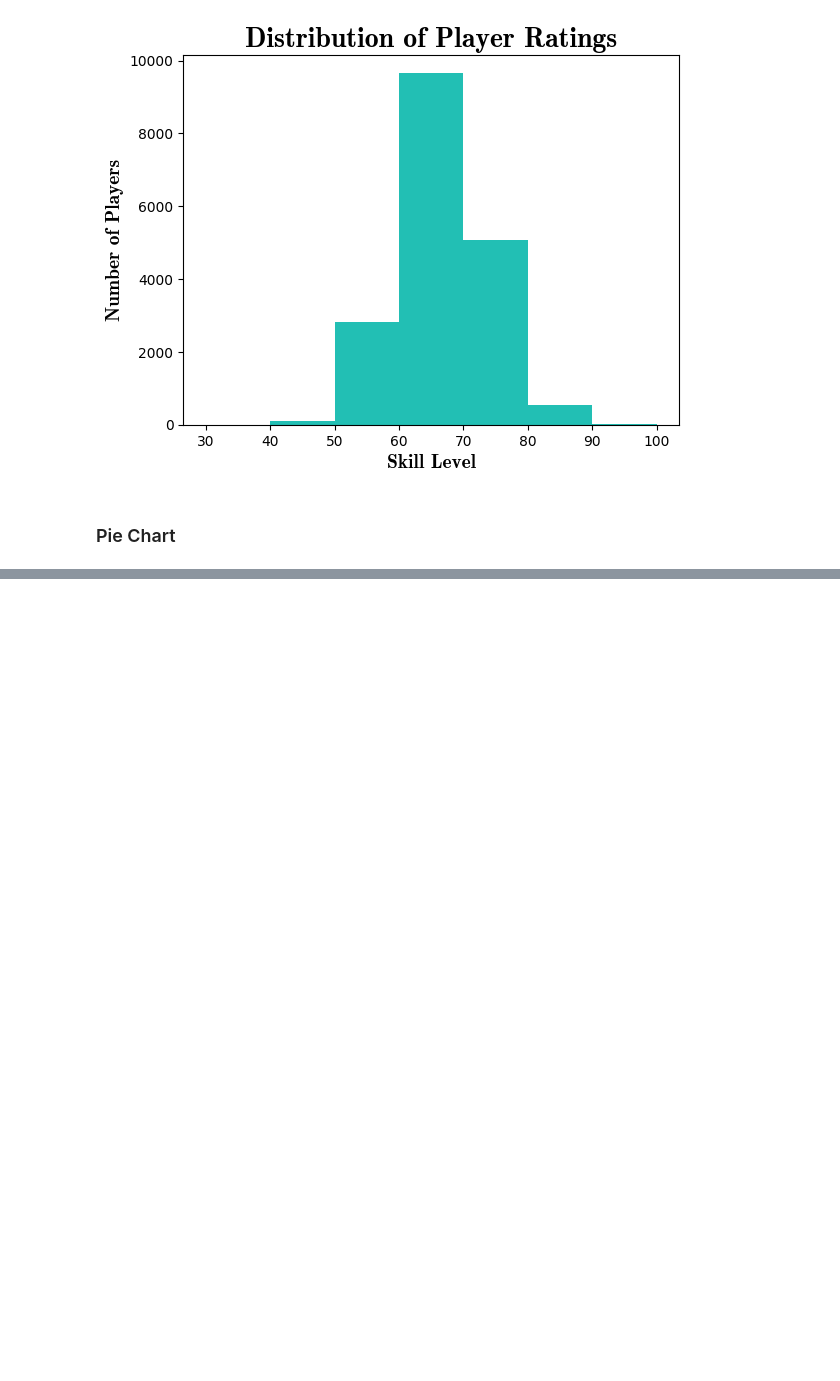
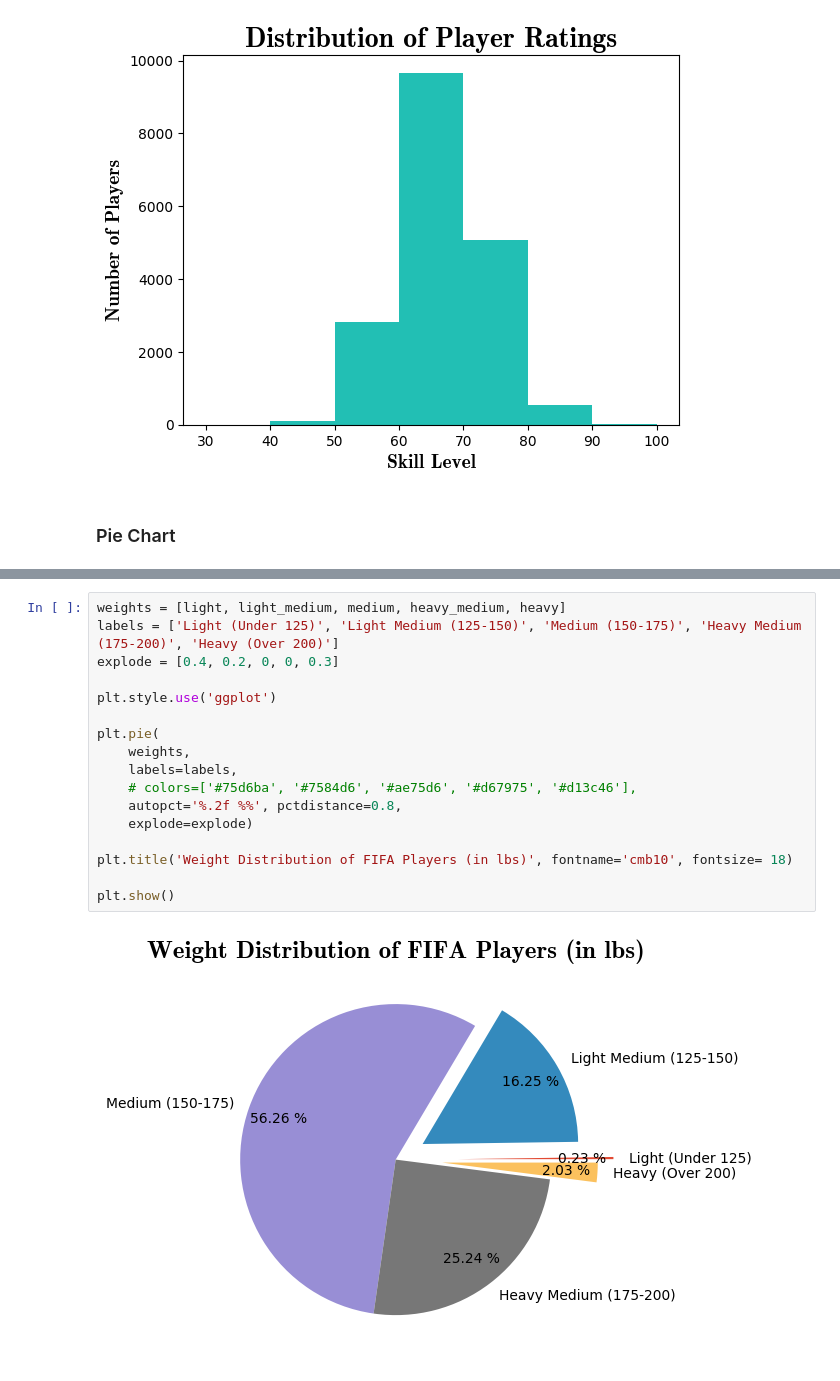
Before and after one commit to sjagadee/eda2, a Jupyter notebook: 4_matplotlib_part_2.ipynb, the cells around one changed output, grey strips where cells are left out. Saved outputs shown, nothing was run; the diff lists cells and outputs as text; blank space fills up the shorter version.

```diff
--- a/4_matplotlib_part_2.ipynb
+++ b/4_matplotlib_part_2.ipynb
@@ -95,0 +122,19 @@ plt.show()
+# %%
+weights = [light, light_medium, medium, heavy_medium, heavy]
+labels = ['Light (Under 125)', 'Light Medium (125-150)', 'Medium (150-175)', 'Heavy Medium (175-200)', 'Heavy (Over 200)']
+explode = [0.4, 0.2, 0, 0, 0.3]
+
+plt.style.use('ggplot')
+
+plt.pie(
+    weights,
+    labels=labels,
+    # colors=['#75d6ba', '#7584d6', '#ae75d6', '#d67975', '#d13c46'],
+    autopct='%.2f %%', pctdistance=0.8,
+    explode=explode)
+
+plt.title('Weight Distribution of FIFA Players (in lbs)', fontname='cmb10', fontsize= 18)
+
+plt.show()
+# %% [output]
+[figure, added]
```
Also changed, not shown: parts of 6 cells of this notebook.
